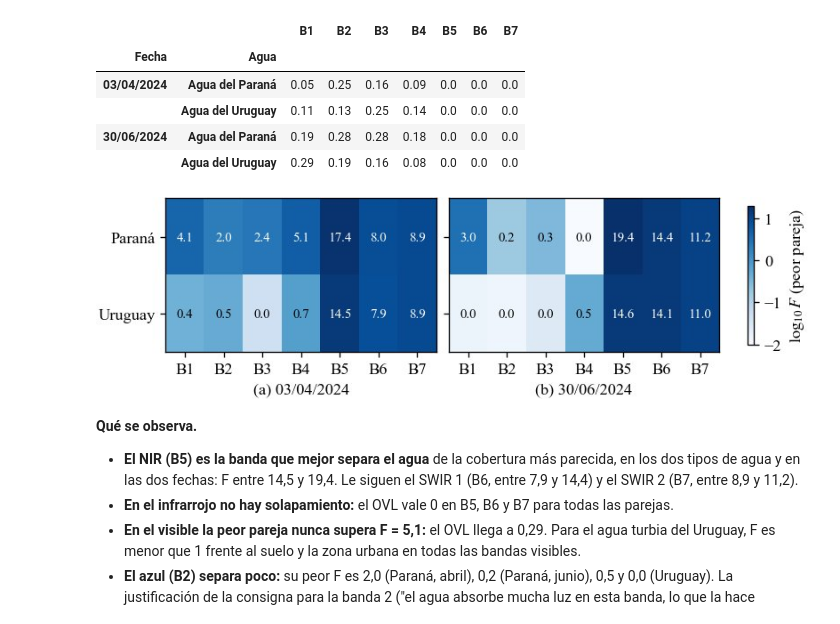
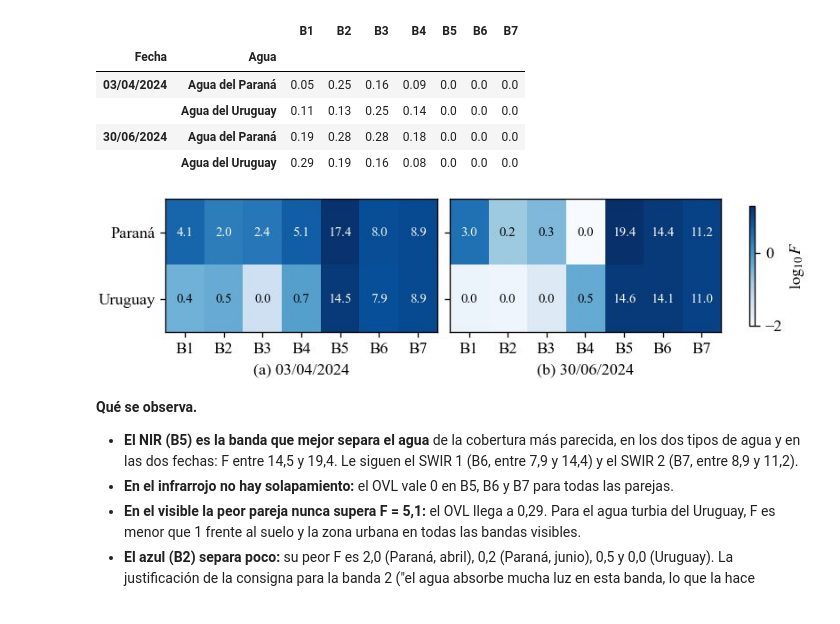
Before and after one commit to BrianAranda/Informes_FDPI, a Jupyter notebook: code/ejercicio_2/cuerpos_de_agua.ipynb, the cells around one changed output. Saved outputs shown, nothing was run; the diff lists cells and outputs as text; code cells hidden in the pictures.

```diff
--- a/code/ejercicio_2/cuerpos_de_agua.ipynb
+++ b/code/ejercicio_2/cuerpos_de_agua.ipynb
@@ -73,14 +73,13 @@ DIR_FIG.mkdir(parents=True, exist_ok=True)
 # Exportar las figuras del informe a DIR_FIG. Queda apagado para que ejecutar el
 # notebook no modifique los PDFs del repositorio: activarlo solo para regenerarlas.
 EXPORTAR_FIGURAS = False
+FORMATO_FIGURAS = "pdf"   # "png" para revisar tamaños; "pdf" para el informe
 
 # Figuras que usa el informe: solo estas se exportan.
 # Para exportar otra, agregar su nombre a este conjunto.
-FIGURAS_INFORME = {"zonas_ubicacion", "firmas_espectrales", "separabilidad_fisher",
-                   "bandas_zonas", "contraste_metodos", "composiciones_zonas",
-                   "indices_zonas", "histogramas_umbral", "discrepancias_qa",
-                   "arroyos_zona_b", "perfiles_longitudinales", "perfiles_transversales",
-                   "sensibilidad_umbral", "cambios_fechas", "cambios_lagunas"}
+FIGURAS_INFORME = {"zonas_ubicacion", "bandas_zonas", "indices_zonas", "discrepancias_qa",
+                   "arroyos_zona_b", "cambios_fechas",
+                   "separabilidad_fisher", "composiciones_seleccionadas"}
 
 # --- Escenas de la carpeta de Drive de la cátedra (nombre del zip: ID del archivo) ---
 ESCENAS_DRIVE = {
@@ -170,7 +169,8 @@ def guardar(fig, nombre, margen=0.02):
     contenido = fig.get_tightbbox(fig.canvas.get_renderer())   # en pulgadas
     caja = Bbox.from_extents(0, contenido.y0 - margen, fig.get_figwidth(), contenido.y1 + margen)
     # Sin fecha de creación: si la figura no cambió, el PDF es idéntico y git no lo marca
-    fig.savefig(DIR_FIG / f"{nombre}.pdf", bbox_inches=caja, metadata={"CreationDate": None})
+    fig.savefig(DIR_FIG / f"{nombre}.{FORMATO_FIGURAS}", bbox_inches=caja,
+                metadata={"CreationDate": None} if FORMATO_FIGURAS == "pdf" else None)
     for ax, titulo in zip(fig.axes, titulos):
         ax.set_title(titulo)
     fig.suptitle(titulo_general)
@@ -431,8 +431,8 @@ def natural(img_bandas, limites=LIM_NATURAL):
 
 vista = natural(lambda b: reducida[(4, 3, 2).index(b)])
 
-fig, axs = plt.subplots(2, 2, figsize=(ancho(0.85), ancho(0.85) + 0.45))
-mostrar_img(axs[0, 0], vista, "Escena completa, 03/04/2024", "a")
+fig, axs = plt.subplots(2, 2, figsize=(ancho(0.6), ancho(0.6) + 0.45))
+mostrar_img(axs[0, 0], vista, "Escena completa", "a")
 for z, d in ZONAS.items():
     v = RECORTES[FECHAS[0]][z]["ventana"]
     f0, c0 = v[0].start / REDUCCION, v[1].start / REDUCCION
@@ -715,25 +715,25 @@ display(PEOR_F.round(1), PEOR_OVL.round(2))
 | 30/06/2024 | Agua del Paraná | 0.19 | 0.28 | 0.28 | 0.18 | 0.0 | 0.0 | 0.0 |
 |  | Agua del Uruguay | 0.29 | 0.19 | 0.16 | 0.08 | 0.0 | 0.0 | 0.0 |
 # %%
-fig, axs = plt.subplots(1, 2, figsize=(ancho(1.0), 1.9), sharey=True)
+fig, axs = plt.subplots(1, 2, figsize=(ancho(1.0), 1.75), sharey=True)
 escala = np.log10(np.clip(PEOR_F.to_numpy(), 1e-2, None))
 lim = (escala.min(), escala.max())
 for ax, f, letra in zip(axs, FECHAS, "ab"):
     datos = PEOR_F.loc[f].loc[CLASES_AGUA]
     im = ax.imshow(np.log10(np.clip(datos.to_numpy(), 1e-2, None)), cmap="Blues",
                    vmin=lim[0], vmax=lim[1], aspect="auto")
     for (i, j), v in np.ndenumerate(datos.to_numpy()):
         oscuro = np.log10(max(v, 1e-2)) > lim[0] + 0.6 * (lim[1] - lim[0])
         ax.text(j, i, f"{v:.1f}" if v < 100 else f"{v:.0f}", ha="center", va="center",
                 fontsize=9, color="white" if oscuro else "black")
     ax.set_xticks(range(7), [f"B{b}" for b in BANDAS])
     ax.set_yticks(range(len(CLASES_AGUA)), [c.replace("Agua del ", "") for c in CLASES_AGUA])
     ax.set_xlabel(f"({letra}) {f}")
-fig.colorbar(im, ax=axs, label=r"$\log_{10} F$ (peor pareja)", shrink=0.9)
+fig.colorbar(im, ax=axs, label=r"$\log_{10} F$", shrink=0.9)
 guardar(fig, "separabilidad_fisher")
 plt.show()
 # %% [output]
-[figure, old version]
+[figure, new version]
 # %% [markdown]
 **Qué se observa.**
 
```
Also changed, not shown: parts of 9 cells of this notebook, 10 other files.
